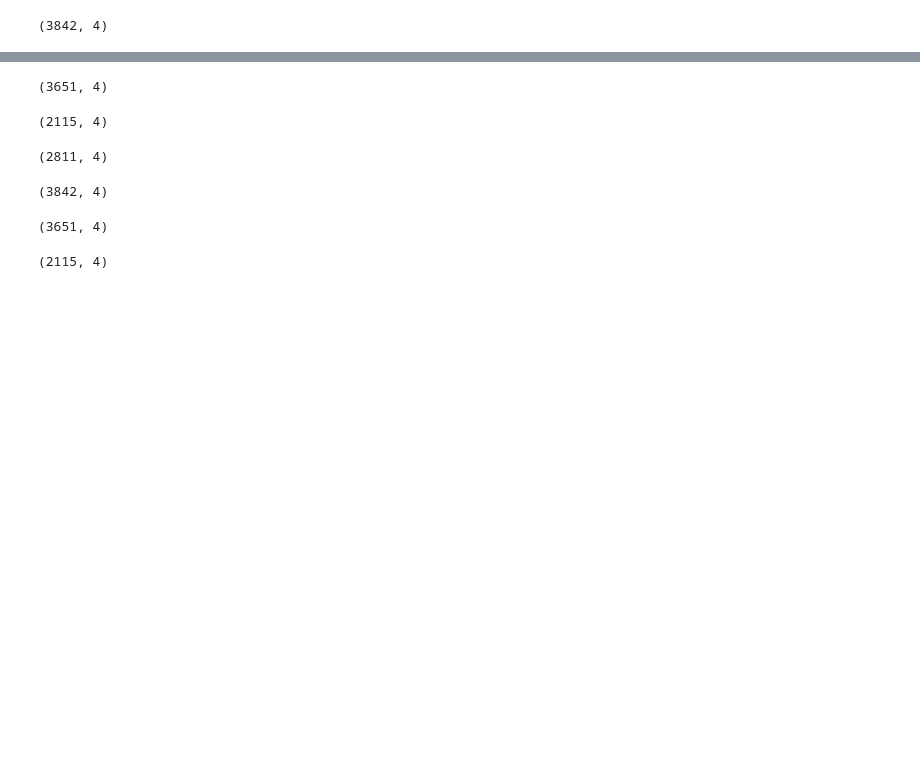
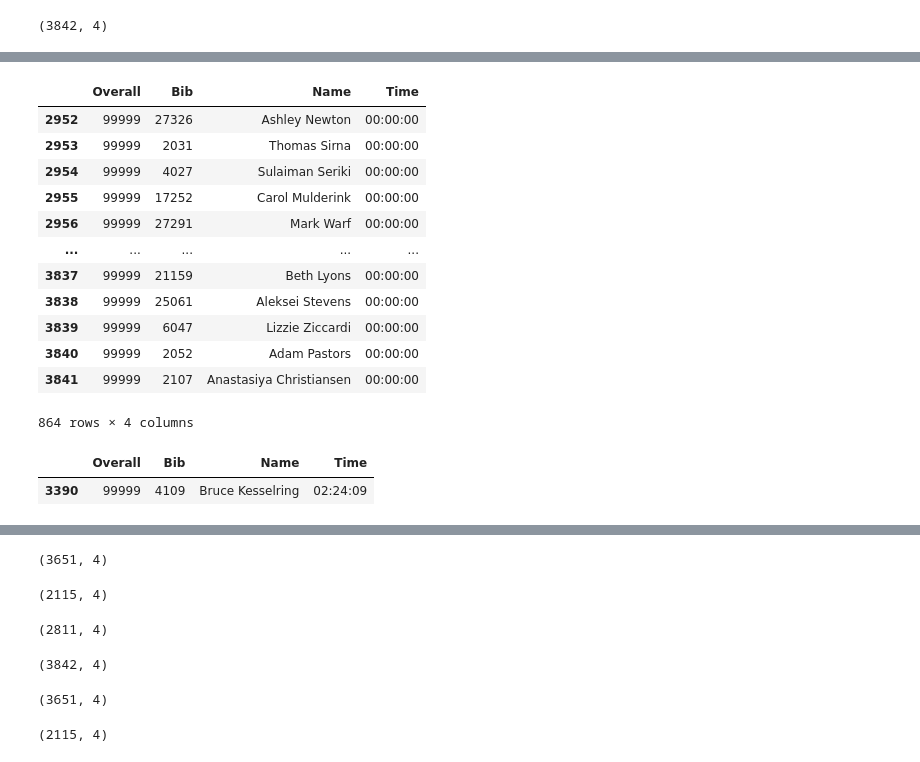
Before and after one commit to abcarlisle22/web-scraping-marathon-data-abcarlisle22, a Jupyter notebook: Untitled.ipynb, the cells around one changed output, grey strips where cells are left out. Drawn from its saved outputs; the diff is of its cells as text; code cells hidden in the pictures; blank space fills up the shorter version.

```diff
--- a/Untitled.ipynb
+++ b/Untitled.ipynb
@@ -40,0 +66,16 @@ full_2016.shape
+# %%
+slowest
+# %% [output]
+|  | Overall | Bib | Name | Time |
+| 2952 | 99999 | 27326 | Ashley Newton | 00:00:00 |
+| 2953 | 99999 | 2031 | Thomas Sirna | 00:00:00 |
+| 2954 | 99999 | 4027 | Sulaiman Seriki | 00:00:00 |
+| 2955 | 99999 | 17252 | Carol Mulderink | 00:00:00 |
+| 2956 | 99999 | 27291 | Mark Warf | 00:00:00 |
+| ... | ... | ... | ... | ... |
+| 3837 | 99999 | 21159 | Beth Lyons | 00:00:00 |
+| 3838 | 99999 | 25061 | Aleksei Stevens | 00:00:00 |
+| 3839 | 99999 | 6047 | Lizzie Ziccardi | 00:00:00 |
+| 3840 | 99999 | 2052 | Adam Pastors | 00:00:00 |
+| 3841 | 99999 | 2107 | Anastasiya Christiansen | 00:00:00 |
+864 rows × 4 columns
@@ -40,0 +84,6 @@ full_2016.shape
+# %%
+winner = final_2016_full.loc[final_2016_full["Time"]==final_2016_full["Time"].min()]
+winner
+# %% [output]
+|  | Overall | Bib | Name | Time |
+| 3390 | 99999 | 4109 | Bruce Kesselring | 02:24:09 |
```
Also changed, not shown: parts of 13 cells of this notebook.
